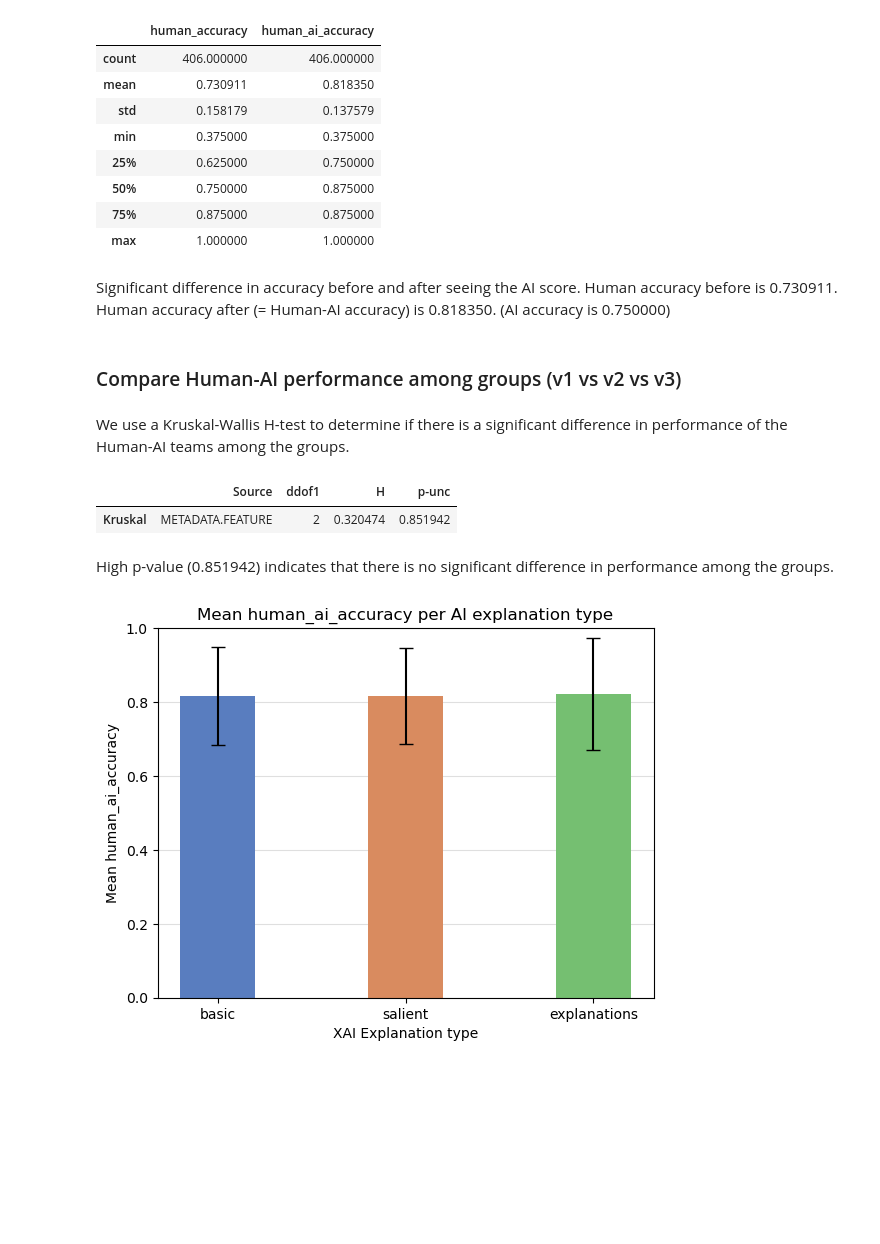
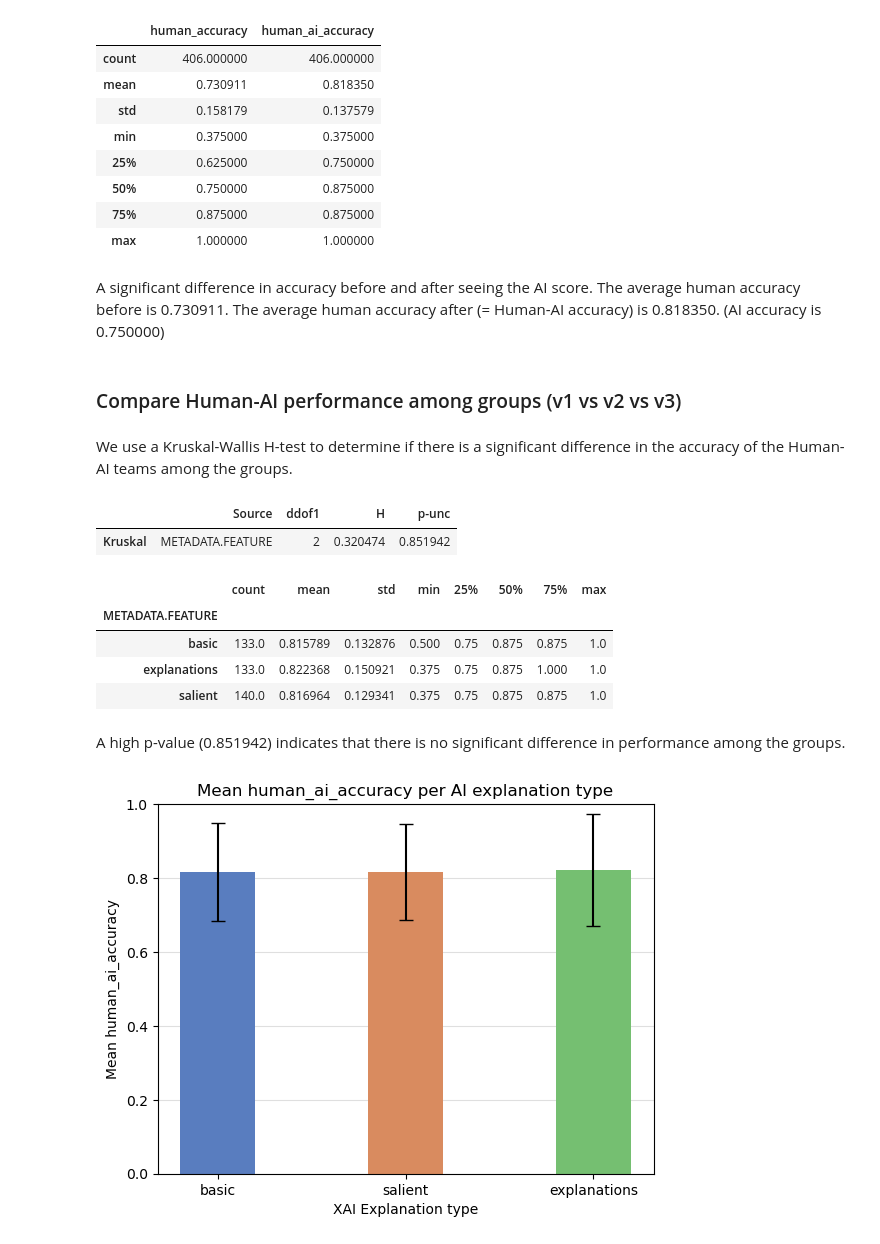
Before and after one commit to csomorbalazs/xai-experiment, a Jupyter notebook: postprocessing/Data_Analysis_XAI.ipynb, the cells around one changed output. Cells and saved outputs as stored; diff of their text form; code cells hidden in the pictures; blank space fills up the shorter version.

```diff
--- a/postprocessing/Data_Analysis_XAI.ipynb
+++ b/postprocessing/Data_Analysis_XAI.ipynb
@@ -383,11 +384,11 @@ df[["human_accuracy", "human_ai_accuracy"]].describe()
 | 75% | 0.875000 | 0.875000 |
 | max | 1.000000 | 1.000000 |
 # %% [markdown]
-Significant difference in accuracy before and after seeing the AI score. Human accuracy before is 0.730911. Human accuracy after (= Human-AI accuracy) is 0.818350. (AI accuracy is 0.750000)
+A significant difference in accuracy before and after seeing the AI score. The average human accuracy before is 0.730911. The average human accuracy after (= Human-AI accuracy) is 0.818350. (AI accuracy is 0.750000)
 # %% [markdown]
 ### Compare Human-AI performance among groups (v1 vs v2 vs v3)
 # %% [markdown]
-We use a Kruskal-Wallis H-test to determine if there is a significant difference in performance of the Human-AI teams among the groups.
+We use a Kruskal-Wallis H-test to determine if there is a significant difference in the accuracy of the Human-AI teams among the groups.
 # %%
 kruskal, pairwise, stats = perform_kruskal_with_posthoc(df, "human_ai_accuracy", print_results=False);
 # %%
@@ -395,8 +396,16 @@ kruskal
 # %% [output]
 |  | Source | ddof1 | H | p-unc |
 | Kruskal | METADATA.FEATURE | 2 | 0.320474 | 0.851942 |
+# %%
+stats
+# %% [output]
+|  | count | mean | std | min | 25% | 50% | 75% | max |
+| METADATA.FEATURE |  |  |  |  |  |  |  |  |
+| basic | 133.0 | 0.815789 | 0.132876 | 0.500 | 0.75 | 0.875 | 0.875 | 1.0 |
+| explanations | 133.0 | 0.822368 | 0.150921 | 0.375 | 0.75 | 0.875 | 1.000 | 1.0 |
+| salient | 140.0 | 0.816964 | 0.129341 | 0.375 | 0.75 | 0.875 | 0.875 | 1.0 |
 # %% [markdown]
-High p-value (0.851942) indicates that there is no significant difference in performance among the groups.
+A high p-value (0.851942) indicates that there is no significant difference in performance among the groups.
 # %%
 col = "human_ai_accuracy"
 
```
Also changed, not shown: parts of 31 cells of this notebook.
